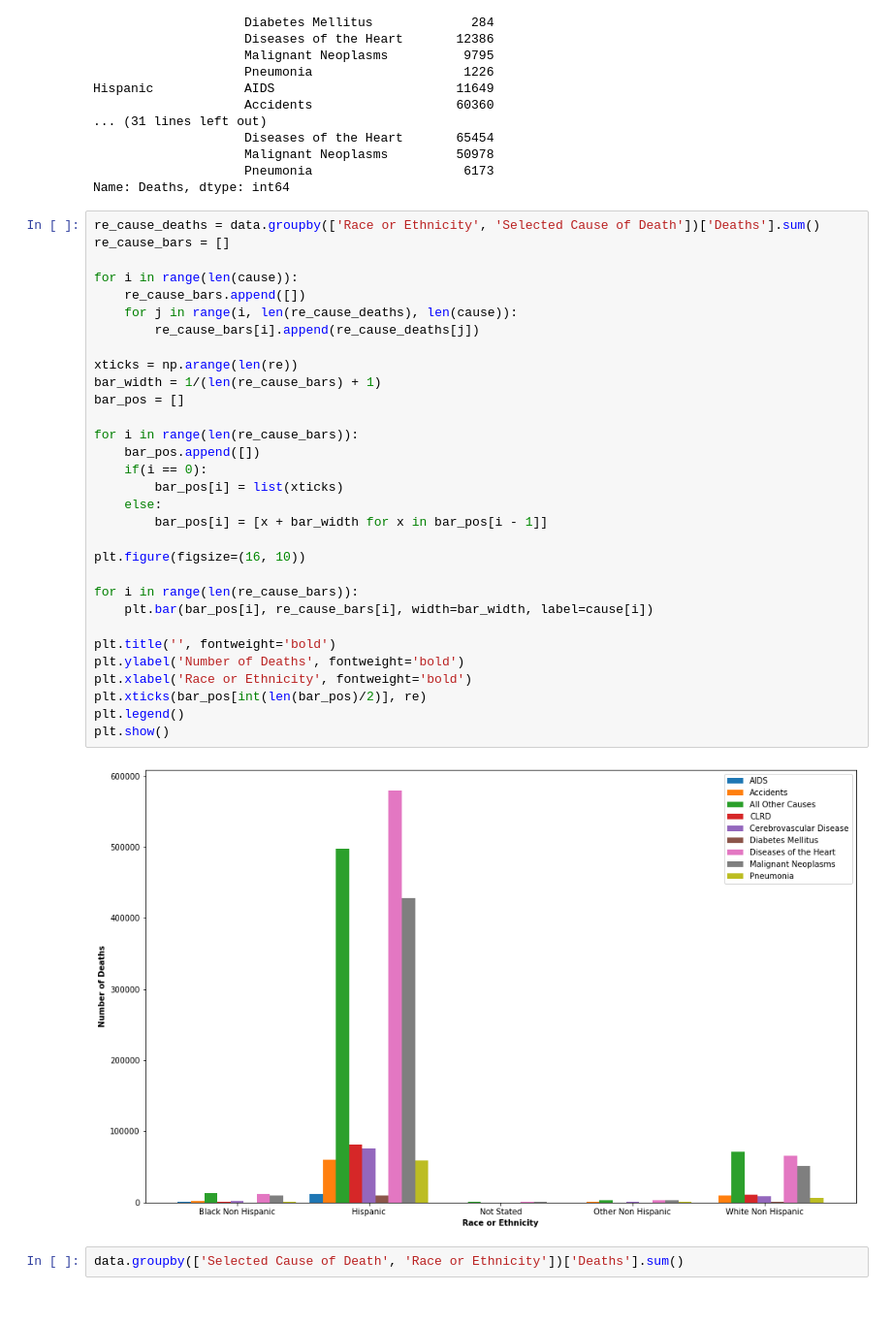
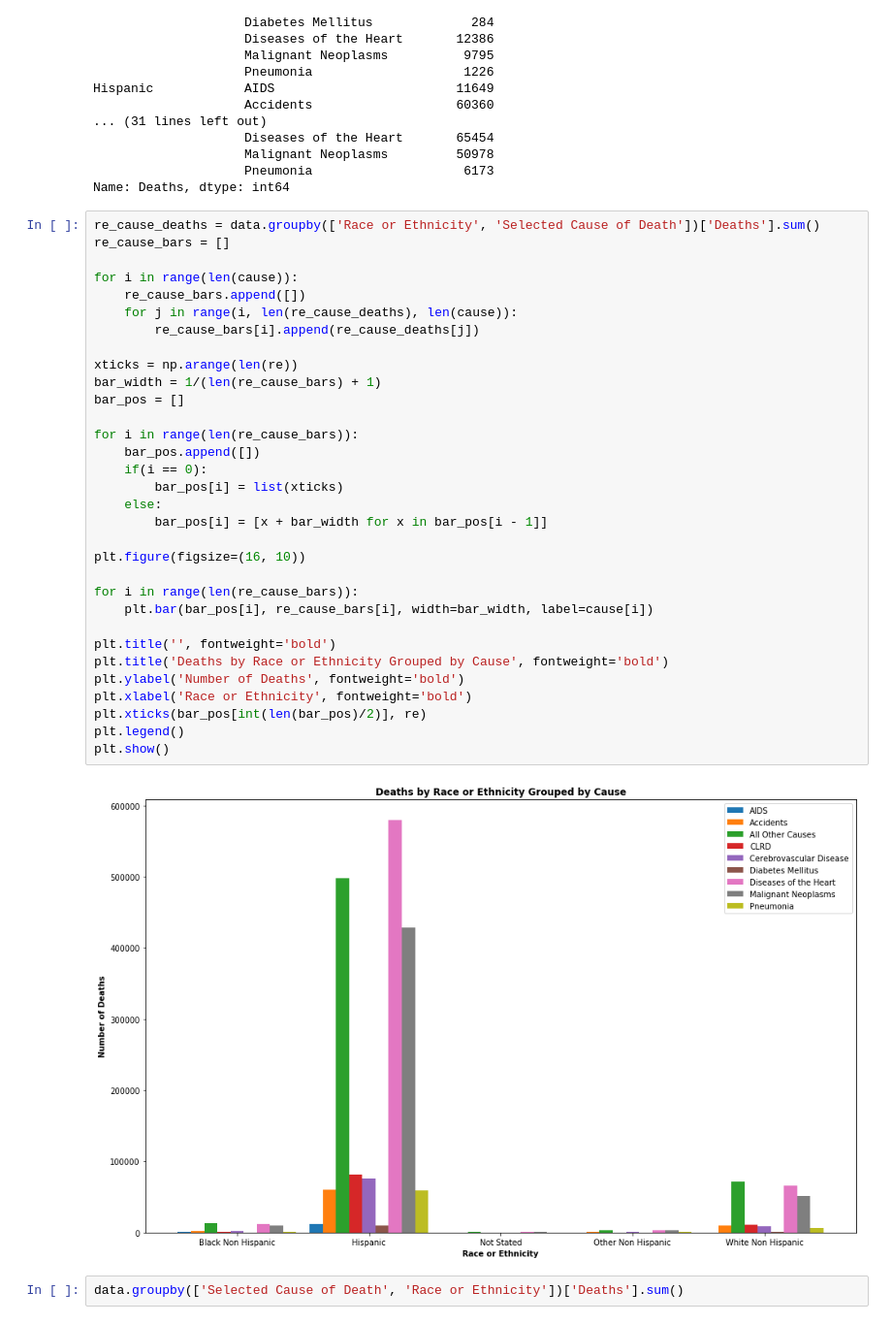
Before and after one commit to daniel-a-r/LAGCC-Data-Structures-Project, a Jupyter notebook: MAC 286 Project.ipynb, the cells around one changed output. Shown at 97% size. Cells and saved outputs as stored; diff of their text form.

Commit message:
Add graphs

```diff
--- a/MAC 286 Project.ipynb
+++ b/MAC 286 Project.ipynb
@@ -219,34 +195,35 @@ re_cause_deaths = data.groupby(['Race or Ethnicity', 'Selected Cause of Death'])
 re_cause_bars = []
 
 for i in range(len(cause)):
     re_cause_bars.append([])
     for j in range(i, len(re_cause_deaths), len(cause)):
         re_cause_bars[i].append(re_cause_deaths[j])
 
 xticks = np.arange(len(re))
 bar_width = 1/(len(re_cause_bars) + 1)
 bar_pos = []
 
 for i in range(len(re_cause_bars)):
     bar_pos.append([])
     if(i == 0):
         bar_pos[i] = list(xticks)
     else:
         bar_pos[i] = [x + bar_width for x in bar_pos[i - 1]]
 
 plt.figure(figsize=(16, 10))
 
 for i in range(len(re_cause_bars)):
     plt.bar(bar_pos[i], re_cause_bars[i], width=bar_width, label=cause[i])
 
 plt.title('', fontweight='bold')
+plt.title('Deaths by Race or Ethnicity Grouped by Cause', fontweight='bold')
 plt.ylabel('Number of Deaths', fontweight='bold')
 plt.xlabel('Race or Ethnicity', fontweight='bold')
 plt.xticks(bar_pos[int(len(bar_pos)/2)], re)
 plt.legend()
 plt.show()
 # %% [output]
-[figure, old version]
+[figure, new version]
 # %%
 data.groupby(['Selected Cause of Death', 'Race or Ethnicity'])['Deaths'].sum()
 # %% [output]
```
Also changed, not shown: parts of 13 cells of this notebook.
